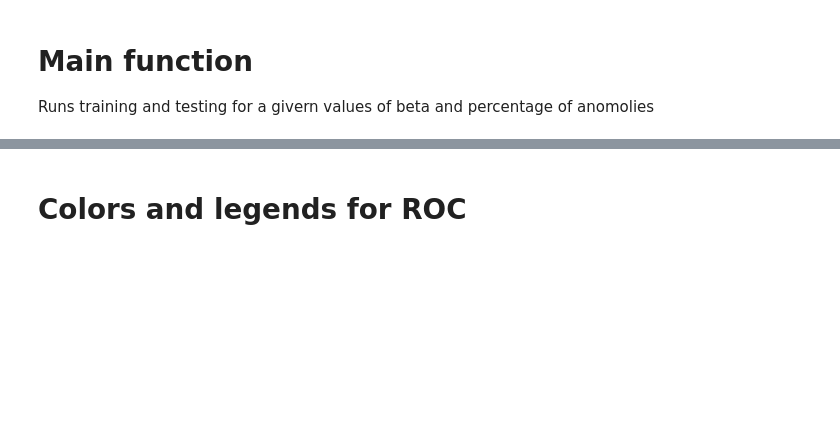
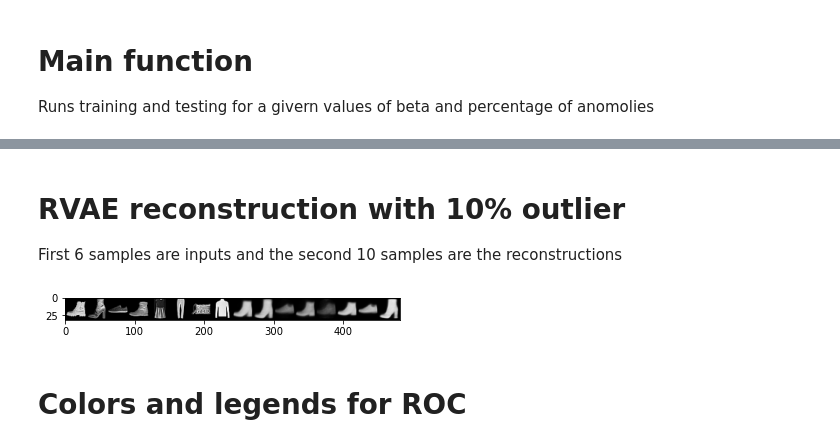
Before and after one commit to HaleAkrami/RVAE, a Jupyter notebook: RVAE_FashionMNIST.ipynb, the cells around one changed output, grey strips where cells are left out. Drawn from its saved outputs; the diff is of its cells as text; code cells hidden in the pictures; blank space fills up the shorter version.

```diff
--- a/RVAE_FashionMNIST.ipynb
+++ b/RVAE_FashionMNIST.ipynb
@@ -322,3 +334,15 @@ epoch: 150, beta=0.01, frac_anom=0.1
+# %% [markdown]
+# RVAE reconstruction with 10% outlier
+
+First 6 samples are inputs and the second 10 samples are the reconstructions
+# %%
+import matplotlib.pyplot as plt
+import matplotlib.image as mpimg
+img = mpimg.imread('results/fashion_mnist_recon_shallow_0.01_0.1.png')
+imgplot = plt.imshow(img)
+plt.show()
+# %% [output]
+[figure, added]
 # %% [markdown]
 # Colors and legends for ROC
 # %%
```
Also changed, not shown: parts of 5 cells of this notebook, 21 other files.
